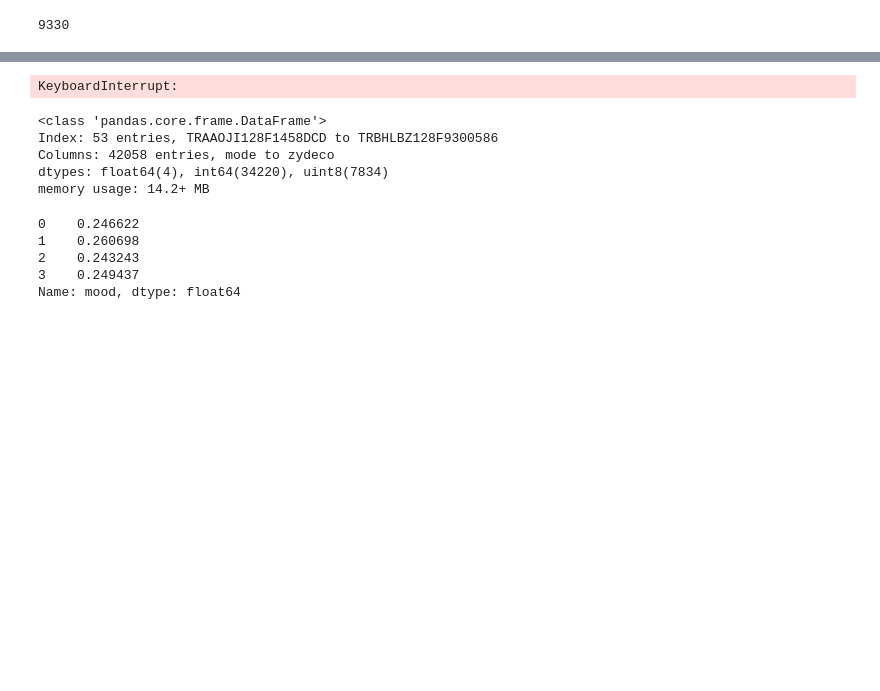
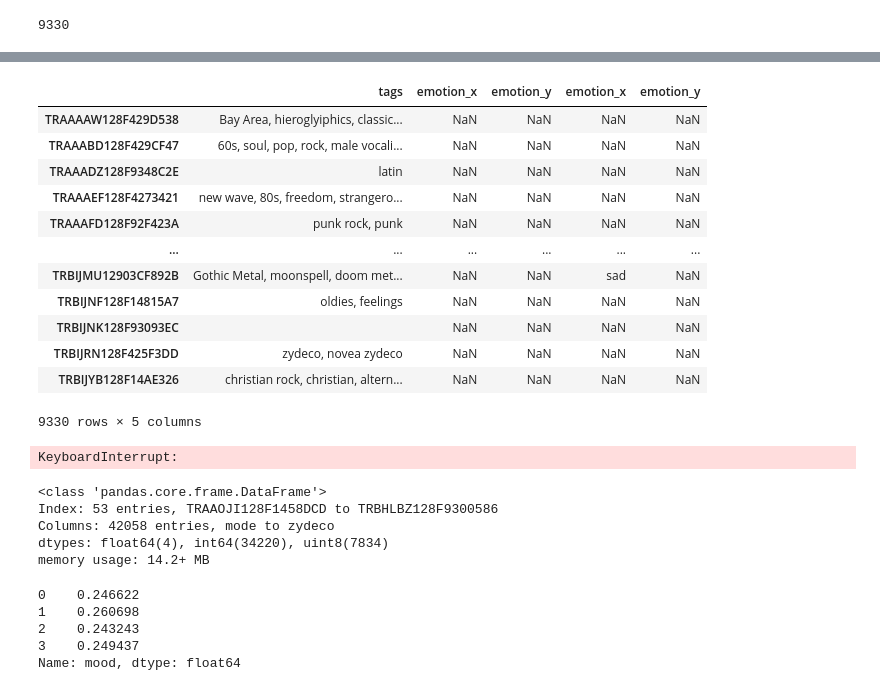
Before and after one commit to jamesleemeredith/Enhancing-Spotifys-Recommendation-System-with-Context-Specific-Music-Recommendations, a Jupyter notebook: index.ipynb, the cells around one changed output, grey strips where cells are left out. Cells and saved outputs as stored; diff of their text form; code cells hidden in the pictures; blank space fills up the shorter version.

```diff
--- a/index.ipynb
+++ b/index.ipynb
@@ -583,14 +436,0 @@ sad_df
-# %%
-# Retrieve synonyms for the word "calm"
-synonyms = []
-for syn in wordnet.synsets("calm"):
-    for lemma in syn.lemmas():
-        synonyms.append(lemma.name())
-
-# Add the synonyms to the filter
-filter_keywords = ['calm'] + synonyms
-
-# Filters the dataframe to only include songs with the filter keywords
-calm_df = lastfm_tags_df[lastfm_tags_df['tags'].str.contains('|'.join(filter_keywords))]
-# Creates a column for the emotion
-calm_df['emotion'] = 'calm'
@@ -666,0 +448,26 @@ Here is outlined the creation of the mood detection model. The mood detection mo
+# %%
+from nltk.corpus import wordnet
+
+def label_emotions(dataframe, emotions):
+    for emotion in emotions:
+        # Retrieve synonyms for the current emotion
+        synonyms = []
+        for syn in wordnet.synsets(emotion):
+            for lemma in syn.lemmas():
+                synonyms.append(lemma.name())
+
+        # Add the synonyms to the filter keywords
+        filter_keywords = [emotion] + synonyms
+
+        # Filter the dataframe to only include songs with the filter keywords
+        filtered_df = dataframe[dataframe['tags'].str.contains('|'.join(filter_keywords))]
+
+        # Create a column for the emotion
+        filtered_df['emotion'] = emotion
+
+        # Perform a left join on the two dataframes to add the emotion column to the main dataframe
+        dataframe = dataframe.merge(filtered_df[['emotion']], how='left', left_index=True, right_index=True)
+
+    return dataframe
+# %%
+lastfm_tags_df = label_emotions(lastfm_tags_df, ['angry', 'happy', 'sad', 'calm'])
@@ -667,3 +495,19 @@ Here is outlined the creation of the mood detection model. The mood detection mo
+# %%
+lastfm_tags_df
+# %% [output]
+|  | tags | emotion_x | emotion_y | emotion_x | emotion_y |
+| TRAAAAW128F429D538 | Bay Area, hieroglyiphics, classic... | NaN | NaN | NaN | NaN |
+| TRAAABD128F429CF47 | 60s, soul, pop, rock, male vocali... | NaN | NaN | NaN | NaN |
+| TRAAADZ128F9348C2E | latin | NaN | NaN | NaN | NaN |
+| TRAAAEF128F4273421 | new wave, 80s, freedom, strangero... | NaN | NaN | NaN | NaN |
+| TRAAAFD128F92F423A | punk rock, punk | NaN | NaN | NaN | NaN |
+| ... | ... | ... | ... | ... | ... |
+| TRBIJMU12903CF892B | Gothic Metal, moonspell, doom met... | NaN | NaN | sad | NaN |
+| TRBIJNF128F14815A7 | oldies, feelings | NaN | NaN | NaN | NaN |
+| TRBIJNK128F93093EC |  | NaN | NaN | NaN | NaN |
+| TRBIJRN128F425F3DD | zydeco, novea zydeco | NaN | NaN | NaN | NaN |
+| TRBIJYB128F14AE326 | christian rock, christian, altern... | NaN | NaN | NaN | NaN |
+9330 rows × 5 columns
 # %%
 import numpy as np
 import pandas as pd
```
Also changed, not shown: parts of 52 cells of this notebook, 3 other files.
